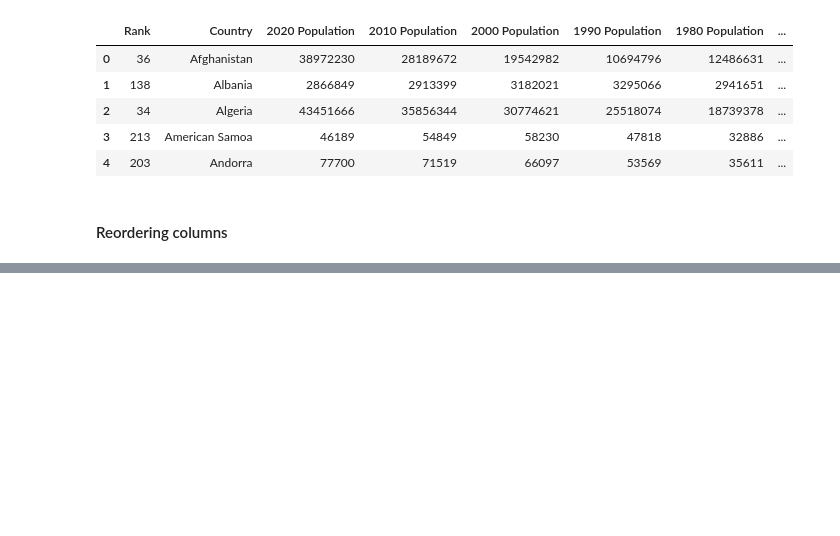
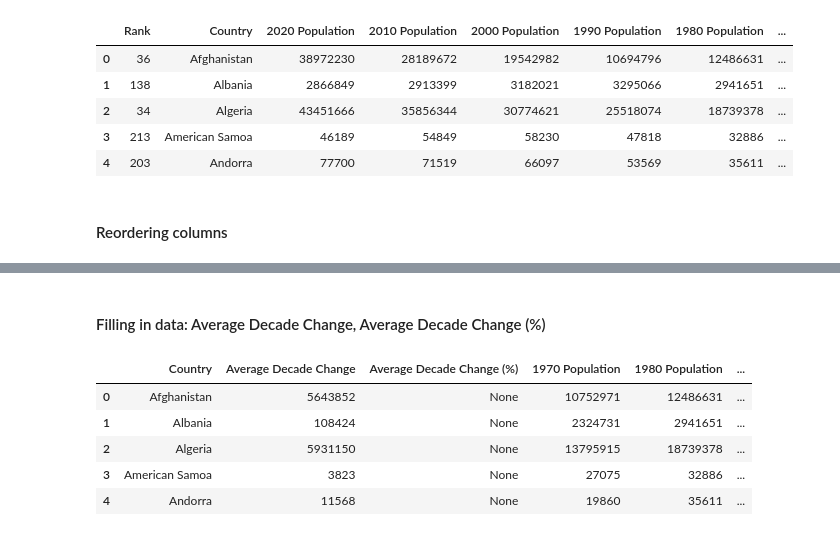
Before and after one commit to 99btyler/global-population-dataset-dashboard, a Jupyter notebook: src/data-cleaning.ipynb, the cells around one changed output, grey strips where cells are left out. Saved outputs shown, nothing was run; the diff lists cells and outputs as text; code cells hidden in the pictures; blank space fills up the shorter version.

```diff
--- a/src/data-cleaning.ipynb
+++ b/src/data-cleaning.ipynb
@@ -170,0 +193,22 @@ df.head()
+# %% [markdown]
+#### Filling in data: Average Decade Change, Average Decade Change (%)
+# %%
+decades = [
+    "1970 Population",
+    "1980 Population",
+    "1990 Population",
+    "2000 Population",
+    "2010 Population",
+    "2020 Population"
+]
+# %%
+df["Average Decade Change"] = df[decades].diff(axis=1).mean(axis=1).round().astype(int)
+
+df.head()
+# %% [output]
+|  | Country | Average Decade Change | Average Decade Change (%) | 1970 Population | 1980 Population | ... |
+| 0 | Afghanistan | 5643852 | None | 10752971 | 12486631 | ... |
+| 1 | Albania | 108424 | None | 2324731 | 2941651 | ... |
+| 2 | Algeria | 5931150 | None | 13795915 | 18739378 | ... |
+| 3 | American Samoa | 3823 | None | 27075 | 32886 | ... |
+| 4 | Andorra | 11568 | None | 19860 | 35611 | ... |
```
Also changed, not shown: parts of 17 cells of this notebook.
